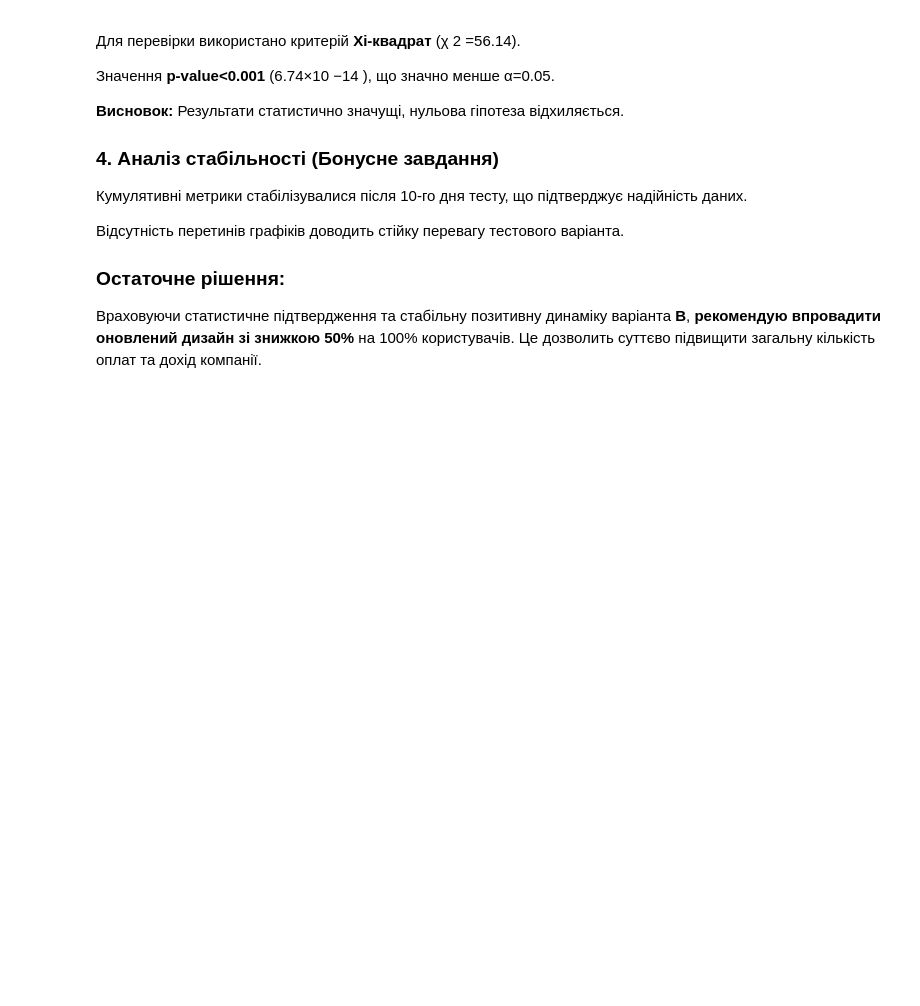
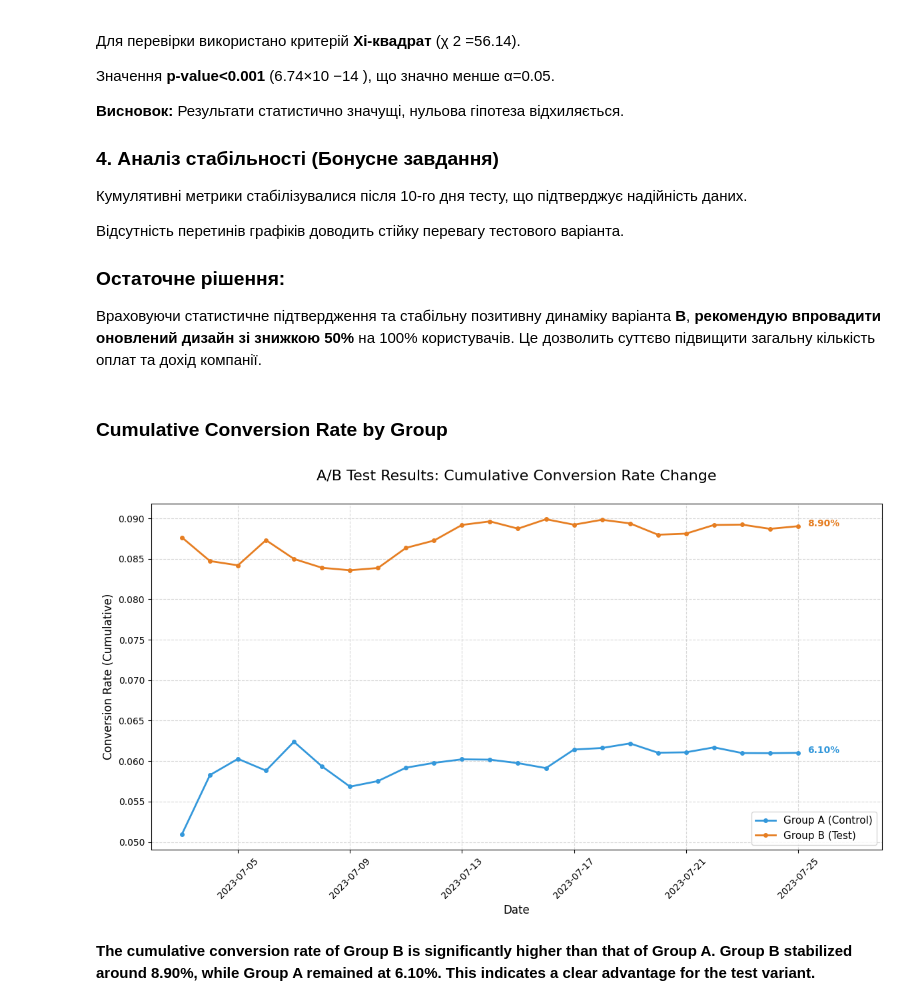
Before and after one commit to s107geo-svg/Data-Analytics-Projects, a Jupyter notebook: AB_Test_Conversion_Analysis.ipynb, the cells around one changed output. Cells and saved outputs as stored; diff of their text form; code cells hidden in the pictures; blank space fills up the shorter version.

```diff
--- a/AB_Test_Conversion_Analysis.ipynb
+++ b/AB_Test_Conversion_Analysis.ipynb
@@ -257,3 +261,45 @@ plt.show()
 
 ### **Остаточне рішення:**
 Враховуючи статистичне підтвердження та стабільну позитивну динаміку варіанта **В**, **рекомендую впровадити оновлений дизайн зі знижкою 50%** на 100% користувачів. Це дозволить суттєво підвищити загальну кількість оплат та дохід компанії.
+# %% [markdown]
+### **Cumulative Conversion Rate by Group**
+# %%
+import matplotlib.pyplot as plt
+import pandas as pd
+
+# 1. Підготовка даних (використовуємо .values для надійності)
+x_a = pd.to_datetime(cumulativeDataA.iloc[:, 0]).values
+y_a = cumulativeDataA.iloc[:, -1].values
+x_b = pd.to_datetime(cumulativeDataB.iloc[:, 0]).values
+y_b = cumulativeDataB.iloc[:, -1].values
+
+# 2. Створення графіка
+plt.figure(figsize=(12, 7))
+
+# Малюємо лінії з маркерами (як на україномовному скрині)
+plt.plot(x_a, y_a, label='Group A (Control)', color='#3498db', linewidth=2, marker='o', markersize=4)
+plt.plot(x_b, y_b, label='Group B (Test)', color='#e67e22', linewidth=2, marker='o', markersize=4)
+
+# 3. Додаємо фінальні значення конверсії праворуч (Анотації)
+plt.annotate(f'{y_a[-1]:.2%}', xy=(x_a[-1], y_a[-1]), xytext=(10, 0),
+             textcoords='offset points', color='#3498db', fontweight='bold')
+plt.annotate(f'{y_b[-1]:.2%}', xy=(x_b[-1], y_b[-1]), xytext=(10, 0),
+             textcoords='offset points', color='#e67e22', fontweight='bold')
+
+# 4. Професійне оформлення англійською
+plt.title('A/B Test Results: Cumulative Conversion Rate Change', fontsize=16, pad=25)
+plt.xlabel('Date', fontsize=12)
+plt.ylabel('Conversion Rate (Cumulative)', fontsize=12)
+plt.grid(True, linestyle='--', alpha=0.5)
+plt.legend(loc='lower right', fontsize=11)
+plt.xticks(rotation=45)
+
+# Додаємо трохи простору праворуч для тексту анотацій
+plt.xlim(right=x_a[-1] + pd.Timedelta(days=3))
+
+plt.tight_layout()
+plt.show()
+# %% [output]
+[figure, added]
+# %% [markdown]
+**The cumulative conversion rate of Group B is significantly higher than that of Group A. Group B stabilized around 8.90%, while Group A remained at 6.10%. This indicates a clear advantage for the test variant.**
```
Also changed, not shown: parts of 1 cell of this notebook.
